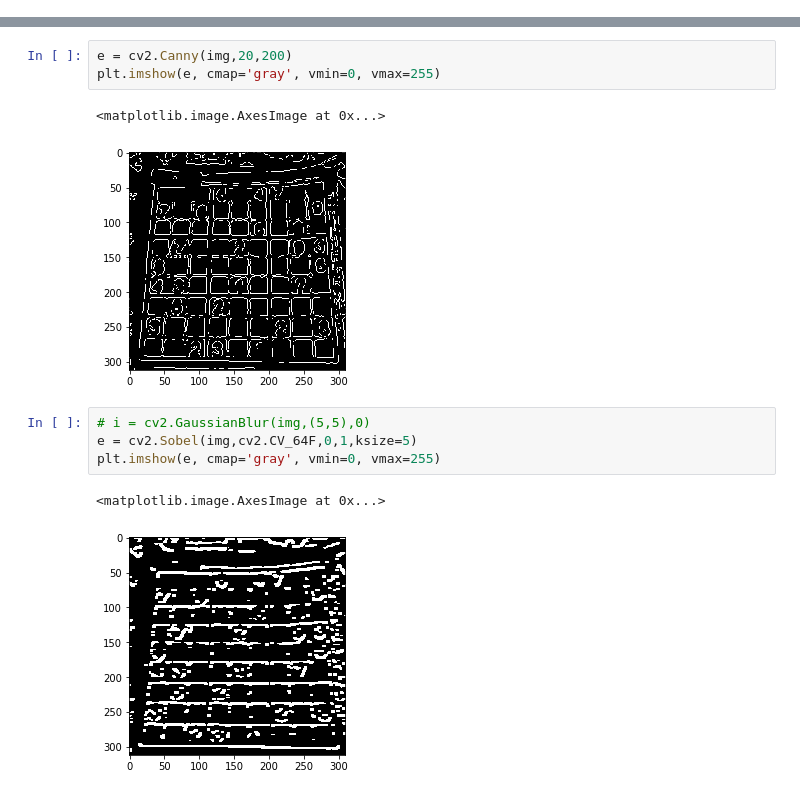
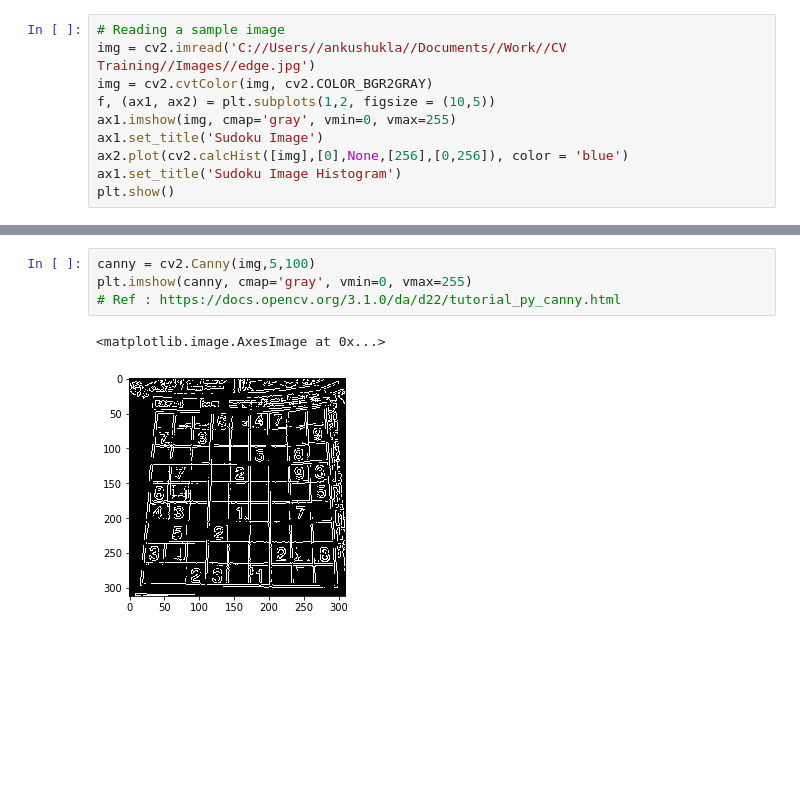
Before and after one commit to thisisashukla/computer-vision, a Jupyter notebook: foundation/06_edge_detection.ipynb, the cells around one changed output, grey strips where cells are left out. Cells and saved outputs as stored; diff of their text form; blank space fills up the shorter version.

```diff
--- a/foundation/06_edge_detection.ipynb
+++ b/foundation/06_edge_detection.ipynb
@@ -26,0 +139,10 @@ plt.imshow(img, cmap='gray', vmin=0, vmax=255)
+# %%
+# Reading a sample image
+img = cv2.imread('C://Users//ankushukla//Documents//Work//CV Training//Images//edge.jpg')
+img = cv2.cvtColor(img, cv2.COLOR_BGR2GRAY)
+f, (ax1, ax2) = plt.subplots(1,2, figsize = (10,5))
+ax1.imshow(img, cmap='gray', vmin=0, vmax=255)
+ax1.set_title('Sudoku Image')
+ax2.plot(cv2.calcHist([img],[0],None,[256],[0,256]), color = 'blue')
+ax1.set_title('Sudoku Image Histogram')
+plt.show()
@@ -27,13 +163,7 @@ plt.imshow(img, cmap='gray', vmin=0, vmax=255)
 # %%
-e = cv2.Canny(img,20,200)
-plt.imshow(e, cmap='gray', vmin=0, vmax=255)
+canny = cv2.Canny(img,5,100)
+plt.imshow(canny, cmap='gray', vmin=0, vmax=255)
+# Ref : https://docs.opencv.org/3.1.0/da/d22/tutorial_py_canny.html
 # %% [output]
 <matplotlib.image.AxesImage at 0x...>
-[figure, old version]
+[figure, new version]
-# %%
-# i = cv2.GaussianBlur(img,(5,5),0)
-e = cv2.Sobel(img,cv2.CV_64F,0,1,ksize=5)
-plt.imshow(e, cmap='gray', vmin=0, vmax=255)
-# %% [output]
-<matplotlib.image.AxesImage at 0x...>
-[figure, removed]
```
Also changed, not shown: parts of 16 cells of this notebook, 2 other files.
